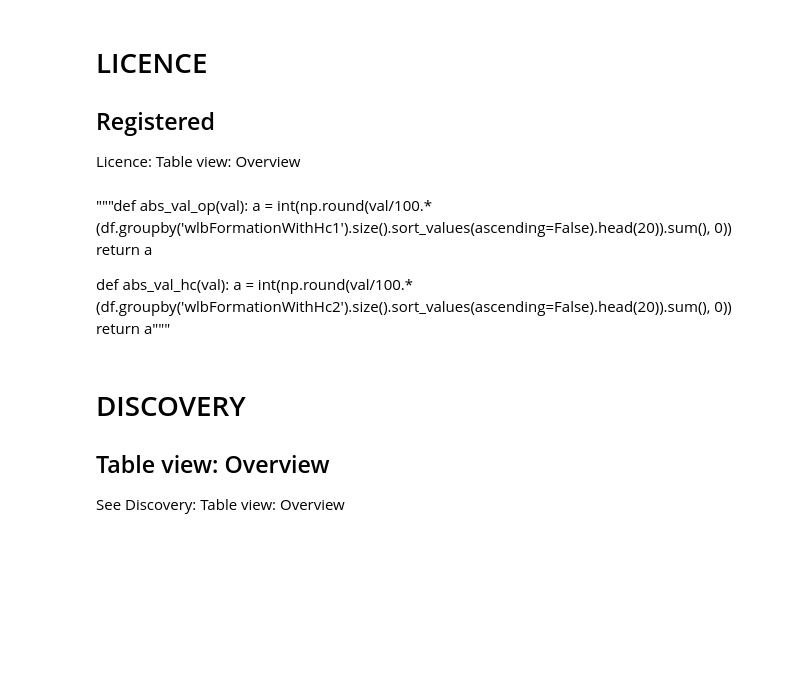
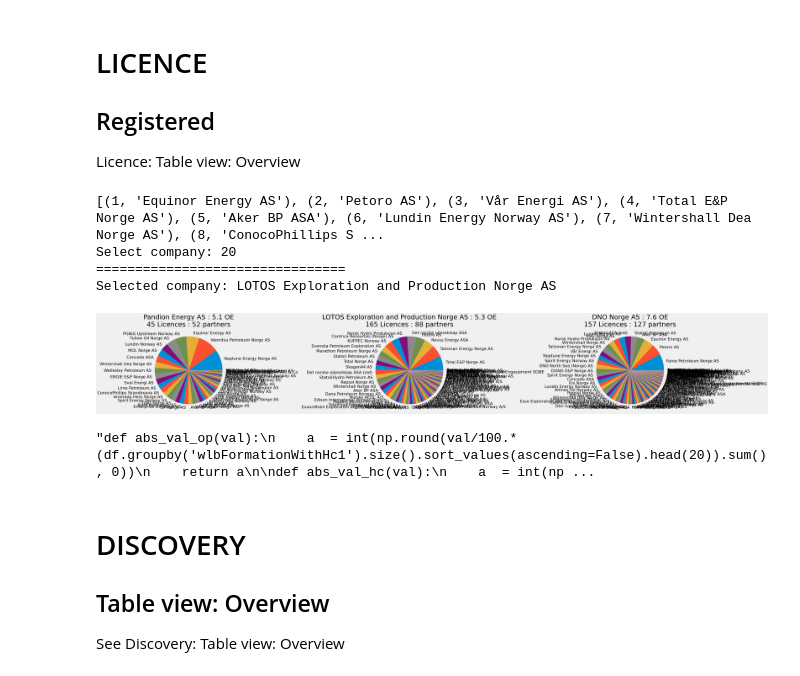
Before and after one commit to ABDunbar/NPD-Visualisation, a Jupyter notebook: npd_links.ipynb, the cells around one changed output. Saved outputs shown, nothing was run; the diff lists cells and outputs as text; code cells hidden in the pictures; blank space fills up the shorter version.

```diff
--- a/npd_links.ipynb
+++ b/npd_links.ipynb
@@ -195,7 +198,9 @@ df = load(link_key)
 if len(df) > 0:
 
     # print(f"Number of registered licence companies: {len(df['cmpLongName'].unique())}")
-
+    ###
+    ### company_list is in wrong order for this code
+    ###
     print(list(enumerate(company_list, start=1)))
     selection = int(input("Select company: "))
     print("="*32)
@@ -213,47 +218,55 @@ if len(df) > 0:
 
     for company in compare_list:
         # filter for each company and sort by held interest in licence
-        df_company = df[df['cmpLongName']==company].sort_values(by='ptlLicenseeInterest', ascending=False)
+        df_company = df[df['cmpLongName']==company].sort_values(by='prlLicenseeInterest', ascending=False)
 
         # Number of licences held
         num_licences = len(df_company)
 
         # create a list of all licences for each company
-        licences = list(df_company['ptlName'])
+        licences = list(df_company['prlName'])
         licensees = pd.DataFrame()
         for licence in licences:
             # for each licence held by each company create df of all companies in the licence
-            licensees = licensees.append(df[df['ptlName']==licence])
+            licensees = licensees.append(df[df['prlName']==licence])
 
         # now create df of only partner companies
         partners = licensees[licensees['cmpLongName']!=company]
-        partners = partners.groupby('cmpLongName').count().sort_values(by='ptlName', ascending=False)
-        partners = partners['ptlName']
+        partners = partners.groupby('cmpLongName').count().sort_values(by='prlName', ascending=False)
+        partners = partners['prlName']
         partners = partners.sort_values(ascending=False)
         for partner in partners:
             partners_compare[company] = partners
 
 
     fig, ax = plt.subplots(1, len(list(partners_compare.keys())), figsize=(50,20))
     for i in range(len(list(partners_compare.keys()))):
         data = list(partners_compare.values())[i]
         ax[i].pie(data, labels=partners_compare[compare_list[i]].index, textprops={'fontsize': 22})
         ax[i].set_title(f"{compare_list[i]} : {reserves_oe[list(partners_compare.keys())[i]]:.1f} OE\n{df[df['cmpLongName']==compare_list[i]].shape[0]} Licences : {len(list(partners_compare.values())[i])} partners", fontsize=36)
 
     plt.tight_layout()
     plt.savefig("./figures/company_partner_comparison_by_reserves.png")
     plt.show()
 
     # set every company a colour
     # plot OE break down, licence region break down, common licences
+# %% [output]
+[(1, 'Equinor Energy AS'), (2, 'Petoro AS'), (3, 'Vår Energi AS'), (4, 'Total E&P Norge AS'), (5, 'Aker BP ASA'), (6, 'Lundin Energy Norway AS'), (7, 'Wintershall Dea Norge AS'), (8, 'ConocoPhillips S ...
+Select company: 20
+================================
+Selected company: LOTOS Exploration and Production Norge AS
+[figure, added]
-# %% [markdown]
-"""def abs_val_op(val):
-    a  = int(np.round(val/100.*(df.groupby('wlbFormationWithHc1').size().sort_values(ascending=False).head(20)).sum(), 0))
-    return a
-
-def abs_val_hc(val):
-    a  = int(np.round(val/100.*(df.groupby('wlbFormationWithHc2').size().sort_values(ascending=False).head(20)).sum(), 0))
-    return a"""
+# %%
+"""def abs_val_op(val):
+    a  = int(np.round(val/100.*(df.groupby('wlbFormationWithHc1').size().sort_values(ascending=False).head(20)).sum(), 0))
+    return a
+
+def abs_val_hc(val):
+    a  = int(np.round(val/100.*(df.groupby('wlbFormationWithHc2').size().sort_values(ascending=False).head(20)).sum(), 0))
+    return a"""
+# %% [output]
+"def abs_val_op(val):\n    a  = int(np.round(val/100.*(df.groupby('wlbFormationWithHc1').size().sort_values(ascending=False).head(20)).sum(), 0))\n    return a\n\ndef abs_val_hc(val):\n    a  = int(np ...
 # %% [markdown]
 # DISCOVERY
 ## Table view: Overview
```
Also changed, not shown: parts of 20 cells of this notebook, 9 other files.
